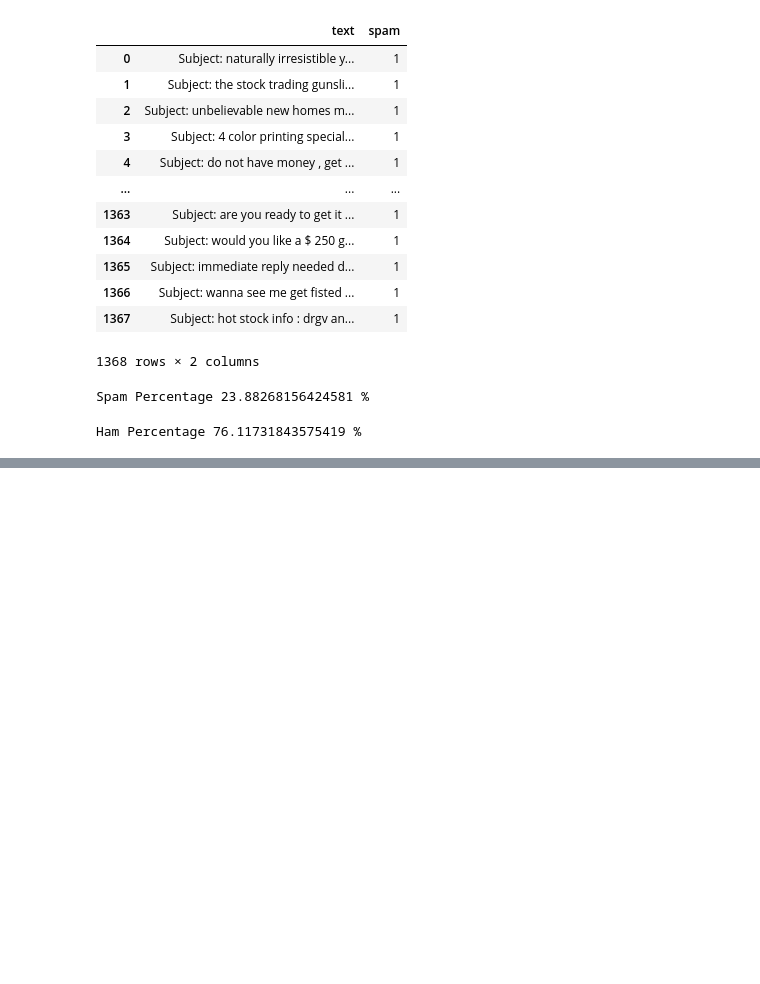
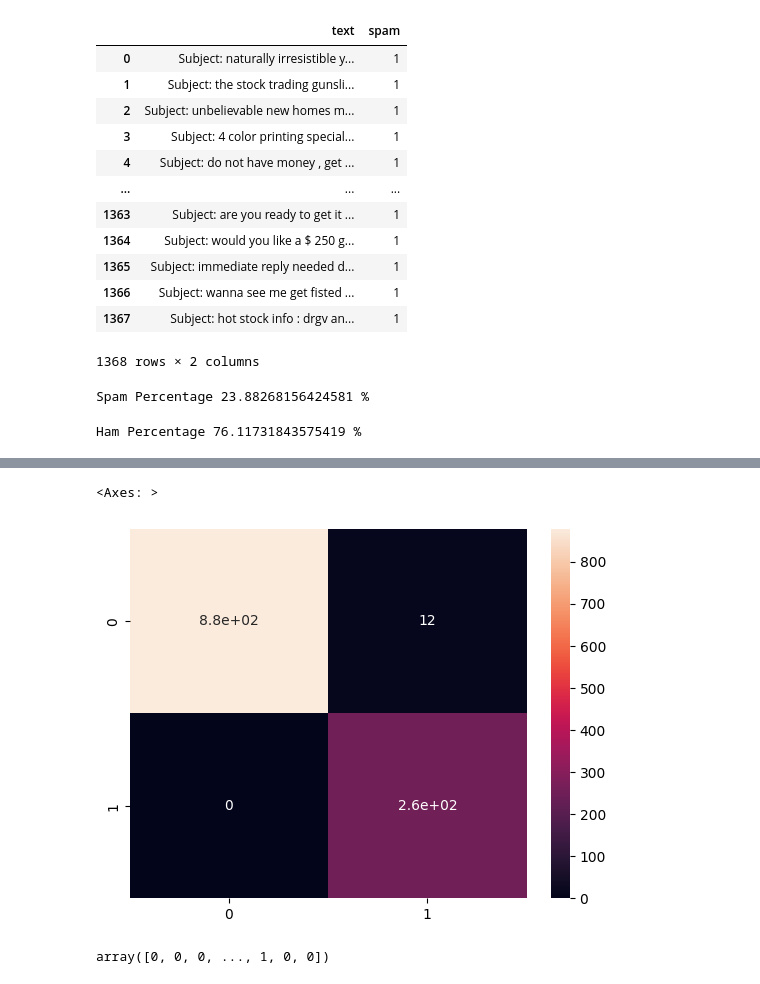
Before and after one commit to Kris1825/NLP-E-MAIL-SPAM-FILTER, a Jupyter notebook: Untitled.ipynb, the cells around one changed output, grey strips where cells are left out. Saved outputs shown, nothing was run; the diff lists cells and outputs as text; code cells hidden in the pictures; blank space fills up the shorter version.

```diff
--- a/Untitled.ipynb
+++ b/Untitled.ipynb
@@ -116,0 +226,6 @@ Ham Percentage 76.11731843575419 %
+# %%
+cmtest = confusion_matrix(y_test, y_prediction_testing)
+sns.heatmap(cmtest, annot = True)
+# %% [output]
+<Axes: >
+[figure, added]
@@ -116,0 +234,4 @@ Ham Percentage 76.11731843575419 %
+# %%
+y_preddiction_testing
+# %% [output]
+array([0, 0, 0, ..., 1, 0, 0])
```
Also changed, not shown: parts of 34 cells of this notebook.
